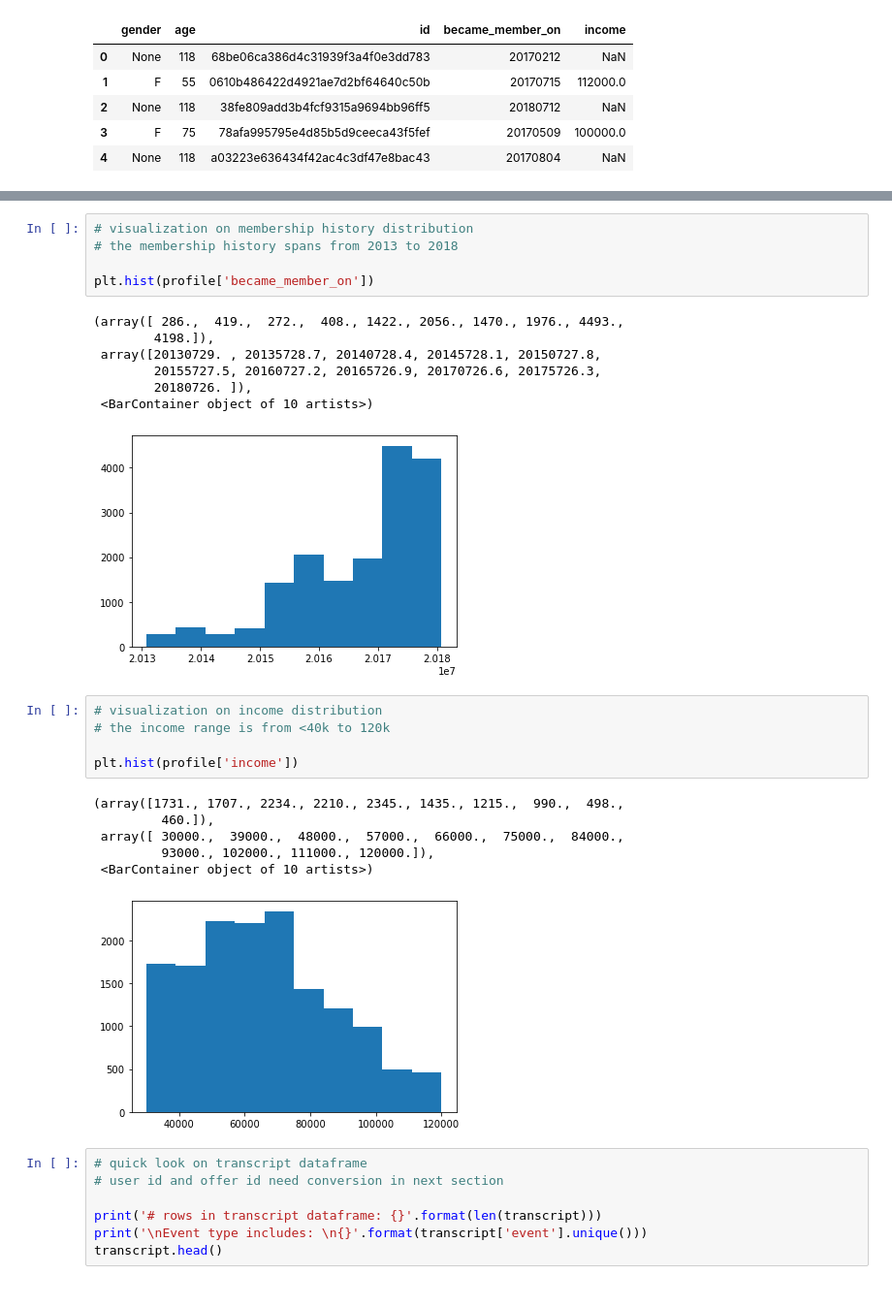
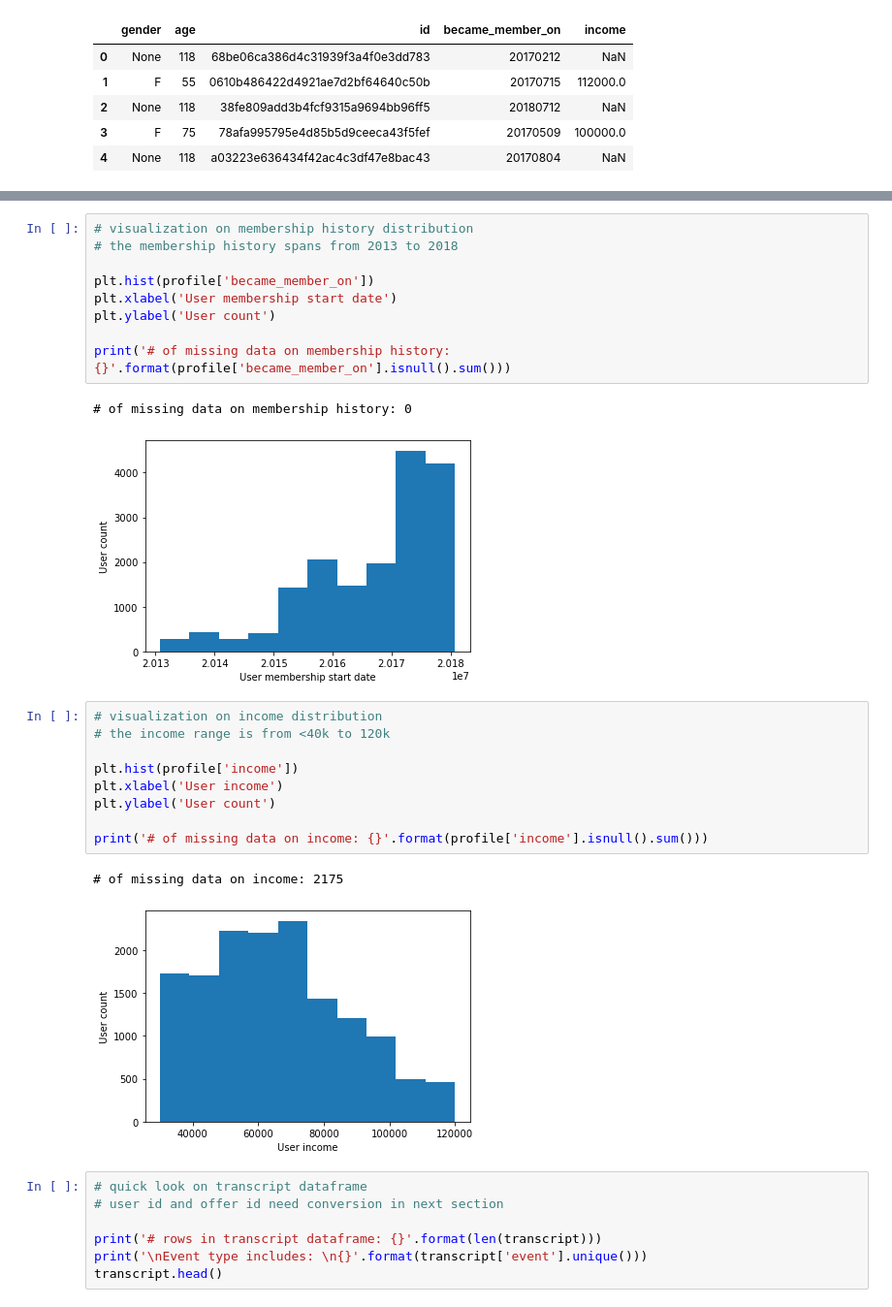
Before and after one commit to aeng1993/udacity_project_starbucks, a Jupyter notebook: Starbucks_Capstone.ipynb, the cells around one changed output, grey strips where cells are left out. Shown at 97% size. Saved outputs shown, nothing was run; the diff lists cells and outputs as text.

```diff
--- a/Starbucks_Capstone.ipynb
+++ b/Starbucks_Capstone.ipynb
@@ -153,26 +171,25 @@ Series([], Name: income, dtype: int64)
 # the membership history spans from 2013 to 2018
 
 plt.hist(profile['became_member_on'])
+plt.xlabel('User membership start date')
+plt.ylabel('User count')
+
+print('# of missing data on membership history: {}'.format(profile['became_member_on'].isnull().sum()))
 # %% [output]
-(array([ 286.,  419.,  272.,  408., 1422., 2056., 1470., 1976., 4493.,
-        4198.]),
- array([20130729. , 20135728.7, 20140728.4, 20145728.1, 20150727.8,
-        20155727.5, 20160727.2, 20165726.9, 20170726.6, 20175726.3,
-        20180726. ]),
- <BarContainer object of 10 artists>)
+# of missing data on membership history: 0
-[figure, old version]
+[figure, new version]
 # %%
 # visualization on income distribution
 # the income range is from <40k to 120k
 
 plt.hist(profile['income'])
+plt.xlabel('User income')
+plt.ylabel('User count')
+
+print('# of missing data on income: {}'.format(profile['income'].isnull().sum()))
 # %% [output]
-(array([1731., 1707., 2234., 2210., 2345., 1435., 1215.,  990.,  498.,
-         460.]),
- array([ 30000.,  39000.,  48000.,  57000.,  66000.,  75000.,  84000.,
-         93000., 102000., 111000., 120000.]),
- <BarContainer object of 10 artists>)
+# of missing data on income: 2175
-[figure, old version]
+[figure, new version]
 # %%
 # quick look on transcript dataframe
 # user id and offer id need conversion in next section
```
Also changed, not shown: parts of 2 cells of this notebook.
